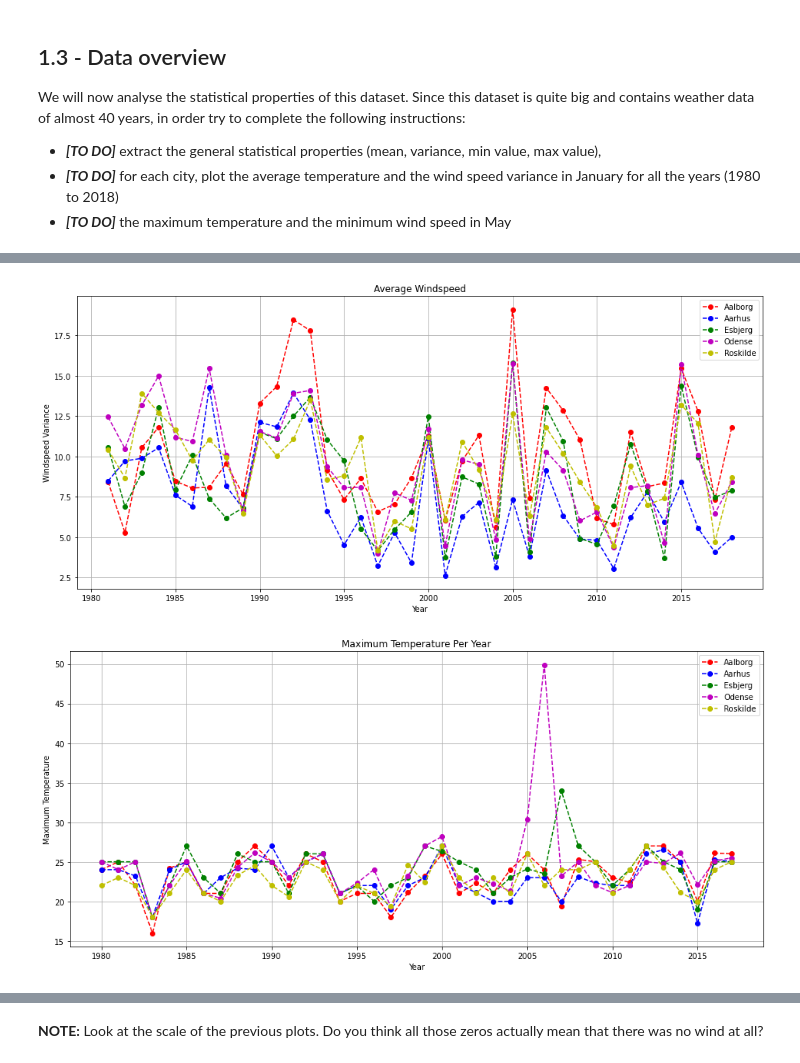
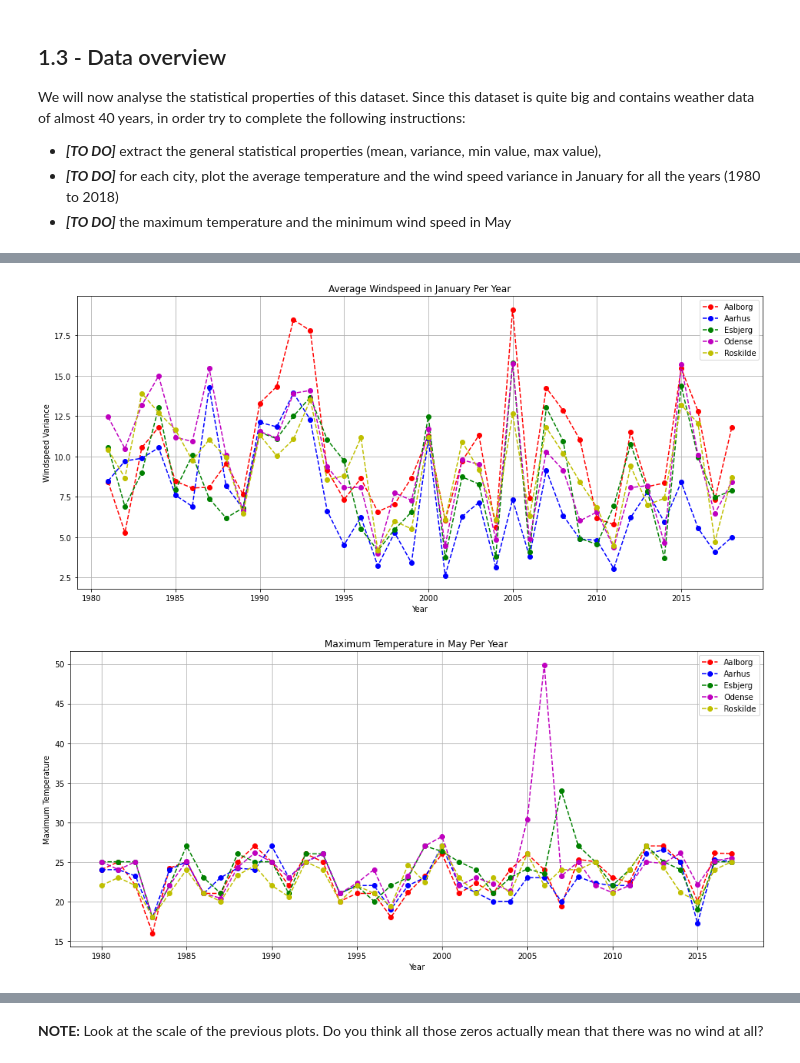
Before and after one commit to UCL-ELEC0136/2-data-processing-SemihA91, a Jupyter notebook: 2-data-processing.ipynb, the cells around one changed output, grey strips where cells are left out. Cells and saved outputs as stored; diff of their text form; code cells hidden in the pictures.

```diff
--- a/2-data-processing.ipynb
+++ b/2-data-processing.ipynb
@@ -237,7 +237,7 @@ for i, city in enumerate(city_stats):
     plt.xlabel('Year')
     plt.ylabel('Average Temperature')
     plt.legend()
-    plt.title('Average Temperature')
+    plt.title('Average Temperature in January Per Year')
     plt.grid()
 
 
@@ -249,24 +249,24 @@ for i, city in enumerate(city_stats):
 # %%
 ###########################
 # Task:
 #   plot average wind speed variance in January from 1980 to 2018.
 #
 ###########################
 
 
 ### TO DO
 plt.figure(figsize=(16, 7))
 for i, city in enumerate(city_stats):
     plt.plot(city['Year'], city['Windspeed Var'],  label=cities[i],
              linestyle='--', marker='o',  c=colours[i])
     plt.xlabel('Year')
     plt.ylabel('Windspeed Variance')
     plt.legend()
-    plt.title('Average Windspeed')
+    plt.title('Average Windspeed in January Per Year')
     plt.grid()
 #########
 # %% [output]
-[figure, old version]
+[figure, new version]
 # %%
 ###########################
 # Task:
@@ -315,13 +315,13 @@ for i, city in enumerate(city_stats_may):
     plt.xlabel('Year')
     plt.ylabel('Maximum Temperature')
     plt.legend()
-    plt.title('Maximum Temperature Per Year')
+    plt.title('Maximum Temperature in May Per Year')
     plt.grid()
 
 
 #########
 # %% [output]
-[figure, old version]
+[figure, new version]
 # %%
 ###########################
 # Task:
```
Also changed, not shown: parts of 11 cells of this notebook.
